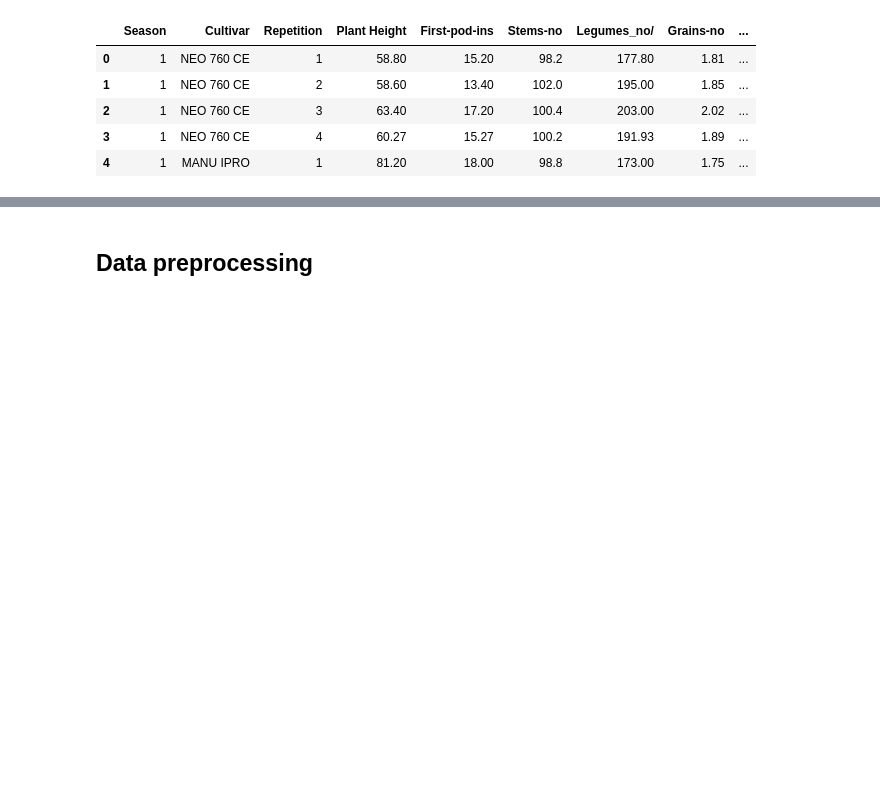
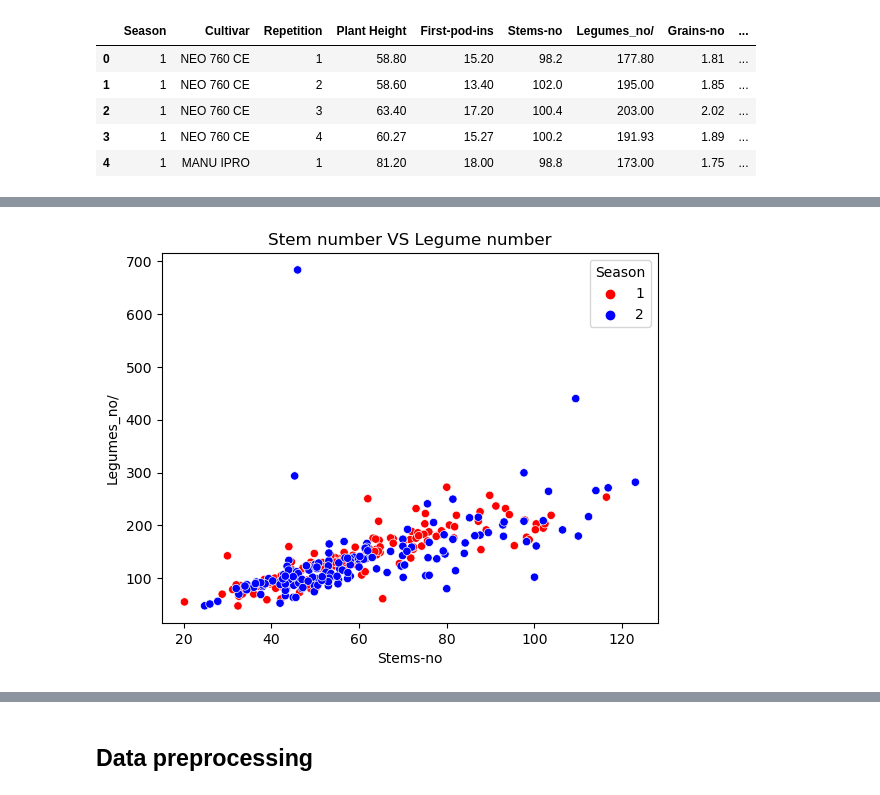
Before and after one commit to Ayomide-ola/Machine-learning-semester-2--, a Jupyter notebook: CA-1.ipynb, the cells around one changed output, grey strips where cells are left out. Saved outputs shown, nothing was run; the diff lists cells and outputs as text; code cells hidden in the pictures; blank space fills up the shorter version.

```diff
--- a/CA-1.ipynb
+++ b/CA-1.ipynb
@@ -486,0 +498,5 @@ seed.head()
+# %%
+sns.scatterplot(data = seed, x= 'Stems-no', y = 'Legumes_no/',hue='Season',palette=['red', 'blue'])
+plt.title('Stem number VS Legume number');
+# %% [output]
+[figure, added]
```
Also changed, not shown: parts of 32 cells of this notebook.
